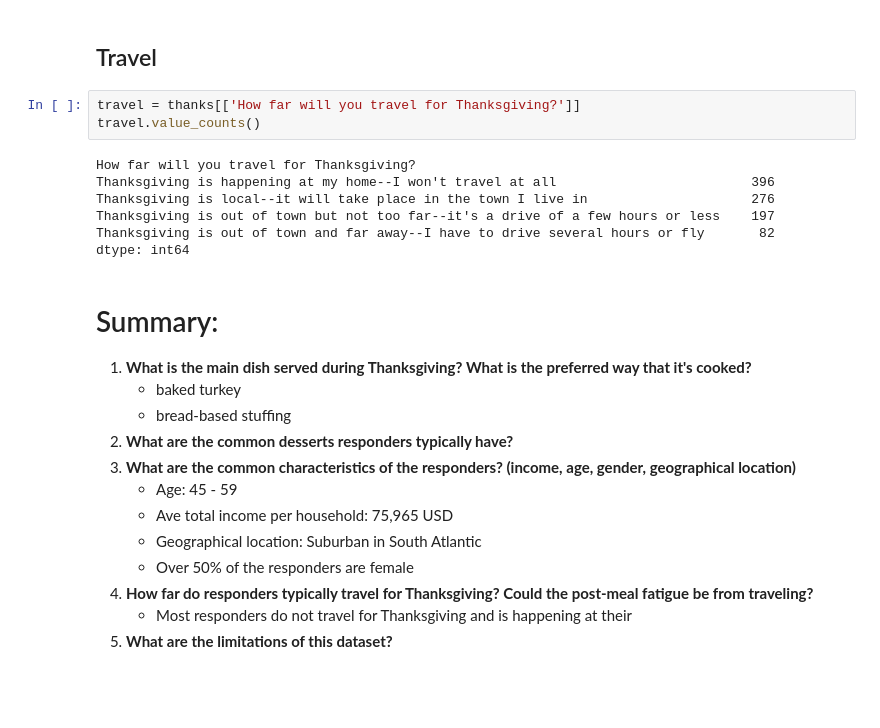
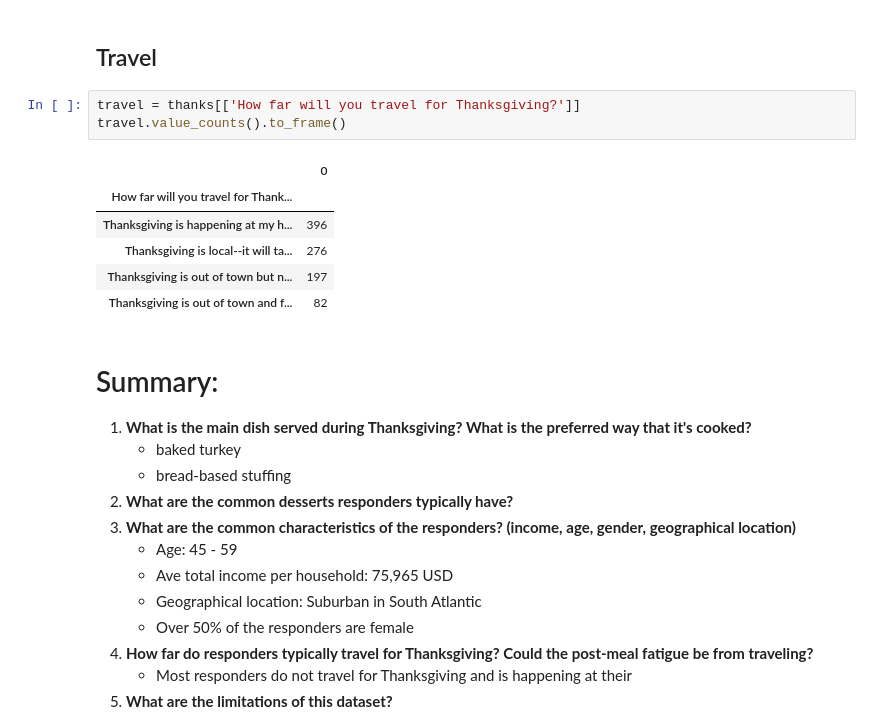
Before and after one commit to aalfiler/AB_caseStudy, a Jupyter notebook: nap_time.ipynb, the cells around one changed output. Saved outputs shown, nothing was run; the diff lists cells and outputs as text; blank space fills up the shorter version.

```diff
--- a/nap_time.ipynb
+++ b/nap_time.ipynb
@@ -292,14 +309,14 @@ geography.value_counts().to_frame()
 ## Travel
 # %%
 travel = thanks[['How far will you travel for Thanksgiving?']]
-travel.value_counts()
+travel.value_counts().to_frame()
 # %% [output]
-How far will you travel for Thanksgiving?
-Thanksgiving is happening at my home--I won't travel at all                         396
-Thanksgiving is local--it will take place in the town I live in                     276
-Thanksgiving is out of town but not too far--it's a drive of a few hours or less    197
-Thanksgiving is out of town and far away--I have to drive several hours or fly       82
-dtype: int64
+|  | 0 |
+| How far will you travel for Thank... |  |
+| Thanksgiving is happening at my h... | 396 |
+| Thanksgiving is local--it will ta... | 276 |
+| Thanksgiving is out of town but n... | 197 |
+| Thanksgiving is out of town and f... | 82 |
 # %% [markdown]
 # Summary:
 1. **What is the main dish served during Thanksgiving? What is the preferred way that it's cooked?**
```
Also changed, not shown: parts of 9 cells of this notebook, 4 other files.
